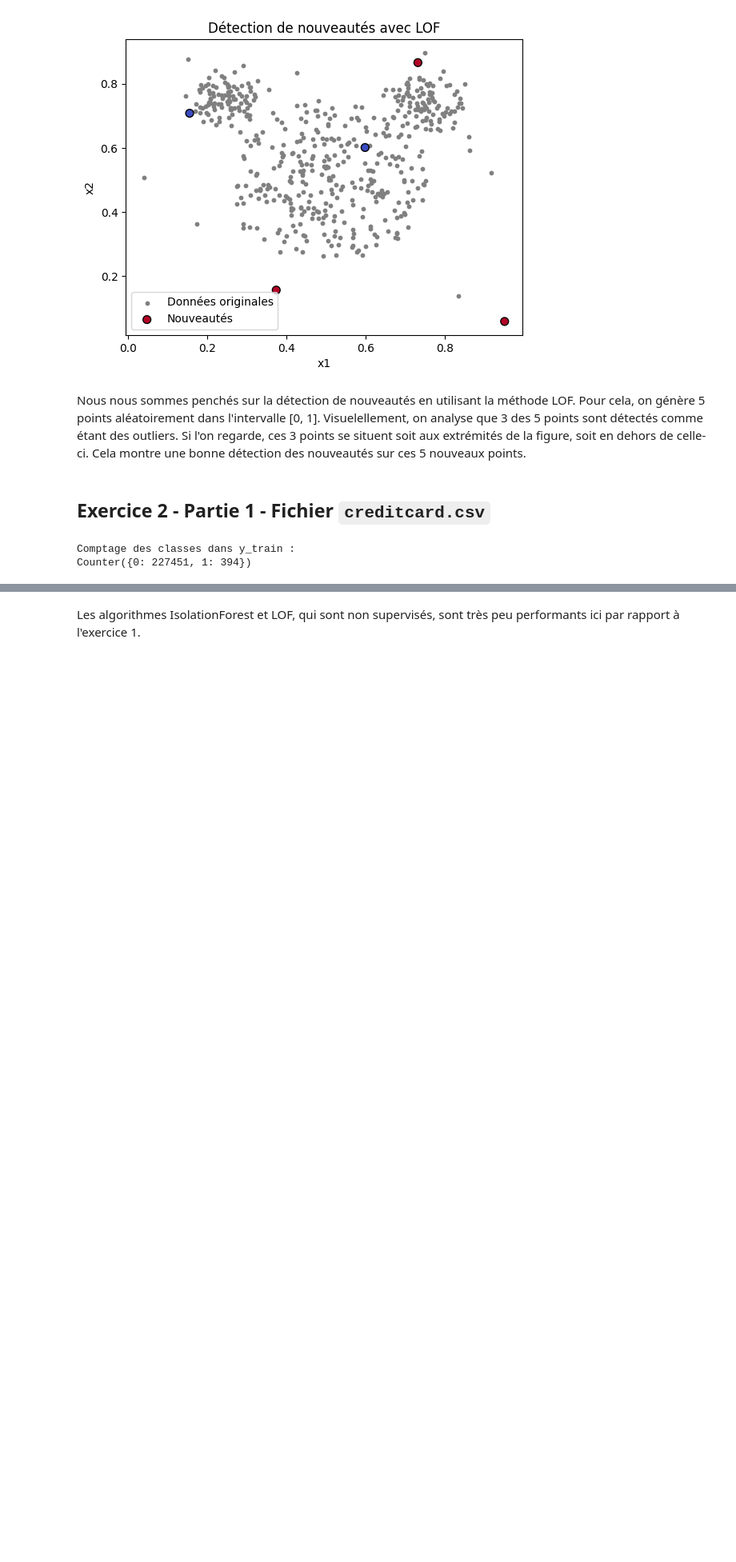
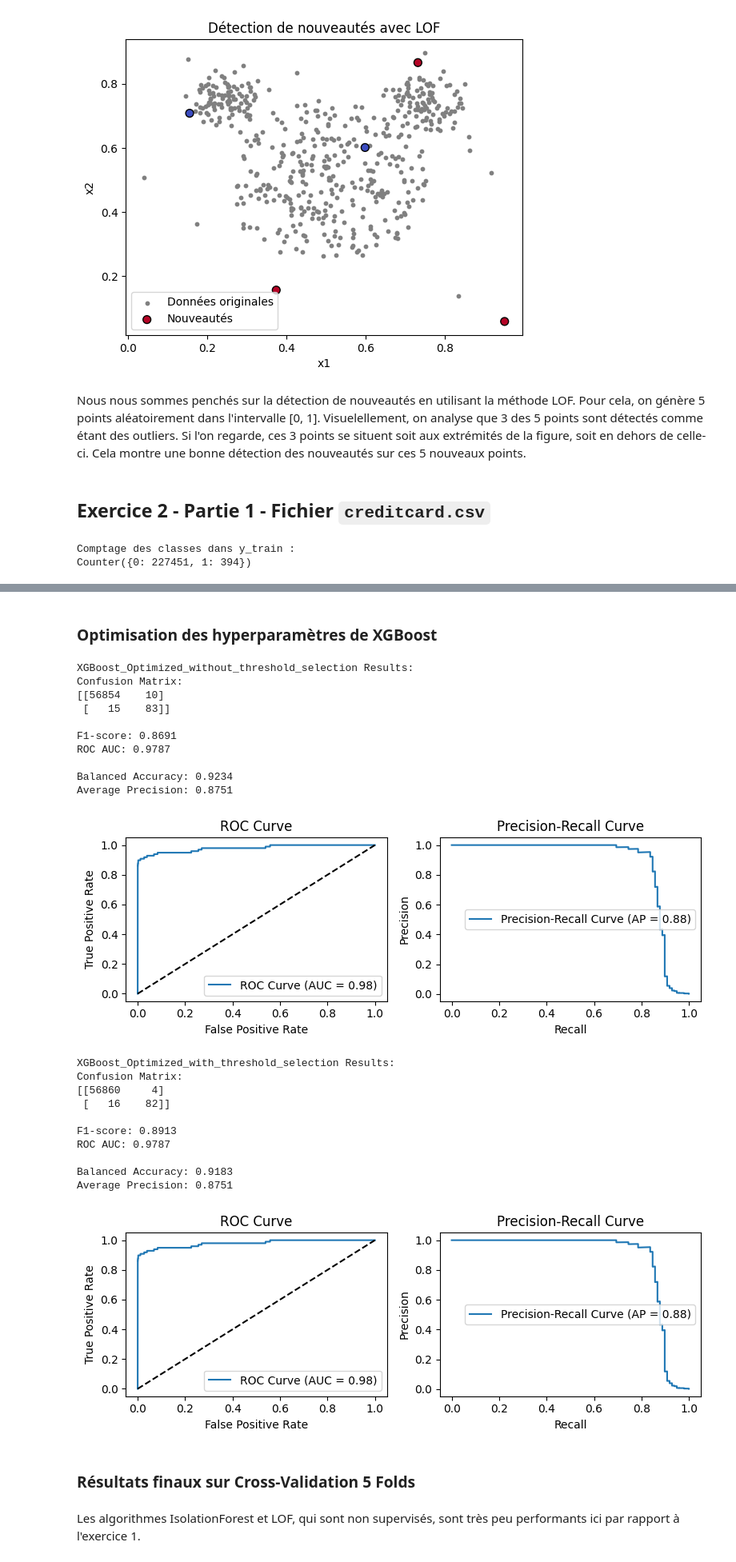
Before and after one commit to Louisdlms/UCBL-ML-Anomaly_Detection, a Jupyter notebook: ML_TP1_Anomalies.ipynb, the cells around one changed output, grey strips where cells are left out. Shown at 80% size. Saved outputs shown, nothing was run; the diff lists cells and outputs as text; code cells hidden in the pictures; blank space fills up the shorter version.

```diff
--- a/ML_TP1_Anomalies.ipynb
+++ b/ML_TP1_Anomalies.ipynb
@@ -122,7 +124,7 @@ Counter({0: 227451, 1: 394})
 # Définir les modèles à tester
 models = {
     'EasyEnsemble': train_easy_ensemble(X_train, y_train),
-    'IsolationForest': train_isolation_forest(X_train, contamination=0.00172),
+    'IsolationForest': train_isolation_forest(X_train),
     'LOF': train_lof(X_train),
     'XGBoost': train_xgboost(X_train, y_train),
     'RandomForest': train_random_forest(X_train, y_train),
@@ -130,8 +132,9 @@ models = {
     'SMOTE': train_with_smote(X_train, y_train)
 }
 
-# Evaluation des modèles
-result_evaluation(models, X_train, X_test, y_train, y_test)
+
+# Evaluation des modèles sans optimisation du seuil
+result_evaluation(models, X_test, y_test, optimize_threshold=False)
 # %% [output]
 EasyEnsemble Results:
 Confusion Matrix:
@@ -199,3 +299,44 @@ Balanced Accuracy: 0.9283
+# %% [markdown]
+### Optimisation des hyperparamètres de XGBoost
+# %%
+# Optimisation des hyperparamètres pour RandomForest (meilleur modèle)
+param_grid = {
+    'n_estimators': [50, 100, 200],
+    'max_depth': [3, 5, 7, None],
+    'min_samples_split': [2, 5, 10],
+    'class_weight': ['balanced', None]
+}
+
+rfmax, param = optimize_hyperparameters(models['RandomForest'], param_grid, X_train, y_train)
+models.update({'RandomForest_Optimized': rfmax})
+
+result_evaluation({'RandomForest_Optimized_without_threshold_selection': rfmax}, X_train, X_test, y_train, y_test)
+result_evaluation({'RandomForest_Optimized_with_threshold_selection': rfmax}, X_train, X_test, y_train, y_test, optimize_threshold=True)
+# %% [output]
+XGBoost_Optimized_without_threshold_selection Results:
+Confusion Matrix:
+[[56854    10]
+ [   15    83]]
+
+F1-score: 0.8691
+ROC AUC: 0.9787
+
+Balanced Accuracy: 0.9234
+Average Precision: 0.8751
+[figure, added]
+XGBoost_Optimized_with_threshold_selection Results:
+Confusion Matrix:
+[[56860     4]
+ [   16    82]]
+
+F1-score: 0.8913
+ROC AUC: 0.9787
+
+Balanced Accuracy: 0.9183
+Average Precision: 0.8751
+[figure, added]
+# %% [markdown]
+### Résultats finaux sur Cross-Validation 5 Folds
 # %% [markdown]
 Les algorithmes IsolationForest et LOF, qui sont non supervisés, sont très peu performants ici par rapport à l'exercice 1.
 # %%
```
Also changed, not shown: parts of 13 cells of this notebook, 1 other file.
